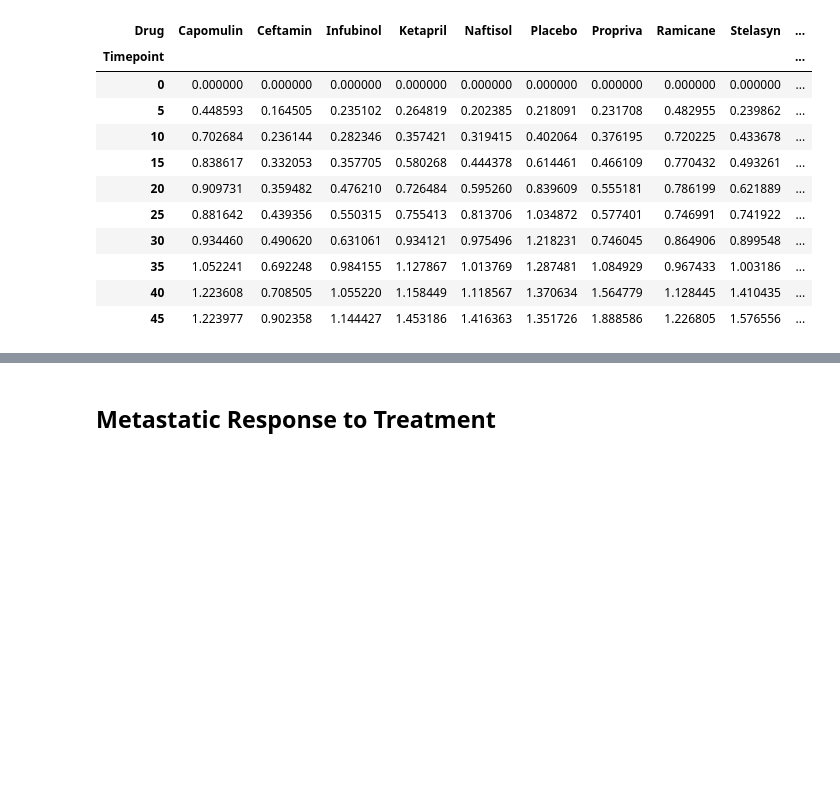
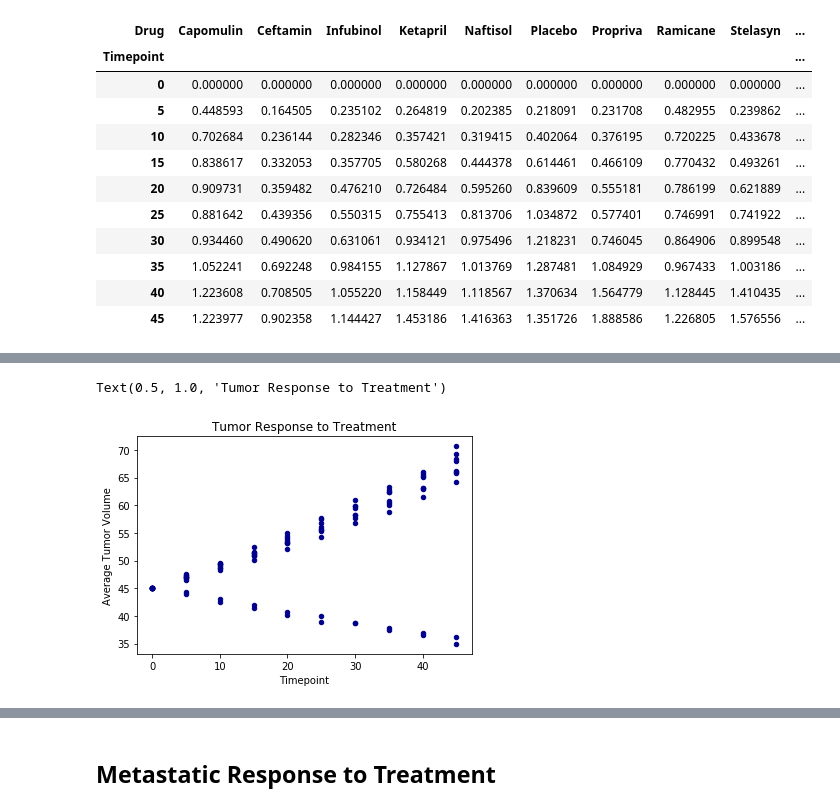
Before and after one commit to meowbray/matplotlib-challenge, a Jupyter notebook: Pymaceuticals/matplotOGer.ipynb, the cells around one changed output, grey strips where cells are left out. Saved outputs shown, nothing was run; the diff lists cells and outputs as text; code cells hidden in the pictures; blank space fills up the shorter version.

```diff
--- a/Pymaceuticals/matplotOGer.ipynb
+++ b/Pymaceuticals/matplotOGer.ipynb
@@ -145,0 +146,7 @@ plt.show()
+# %%
+mean_response_scatter = pd.DataFrame(tumor_mean_data,columns=['Average Tumor Volume','Timepoint'])
+mean_response_scatter.plot(x ='Timepoint', y='Average Tumor Volume', c='DarkBlue', kind = 'scatter')
+plt.title("Tumor Response to Treatment")
+# %% [output]
+Text(0.5, 1.0, 'Tumor Response to Treatment')
+[figure, added]
```
Also changed, not shown: parts of 27 cells of this notebook.
